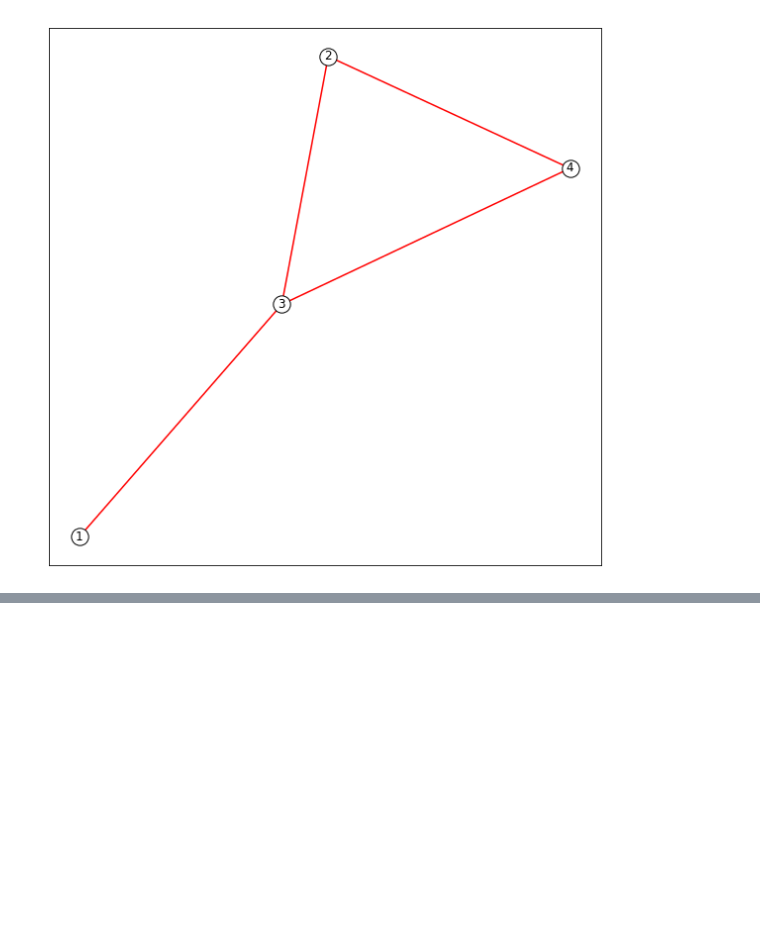
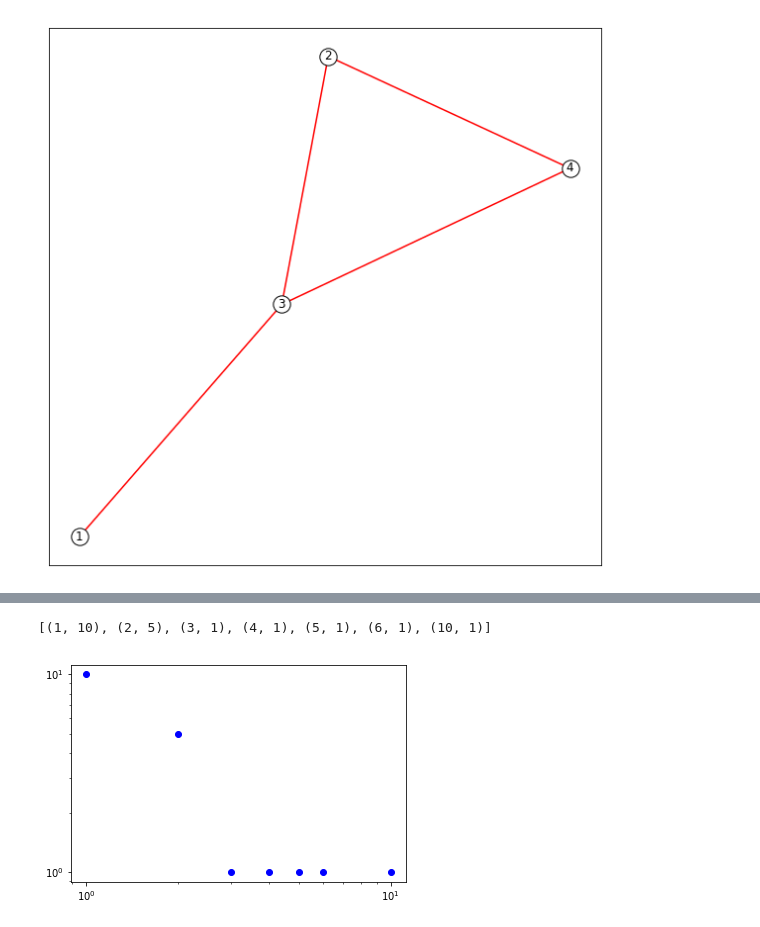
Before and after one commit to torix/Lecture-ComplexNetworks, a Jupyter notebook: ComplexNetwork01.ipynb, the cells around one changed output, grey strips where cells are left out. Saved outputs shown, nothing was run; the diff lists cells and outputs as text; code cells hidden in the pictures; blank space fills up the shorter version.

```diff
--- a/ComplexNetwork01.ipynb
+++ b/ComplexNetwork01.ipynb
@@ -88,0 +105,19 @@ FileNotFoundError: ignored
+# %%
+import collections
+
+G = nx.read_edgelist("/content/drive/My Drive/Colab Notebooks/LectureComplexNetwork/lec1-q2.csv", delimiter=',', nodetype=int, encoding="utf-8")
+
+
+# 次数分布の表を作成
+h = collections.Counter(dict(G.degree).values())
+print(sorted(h.items(), key=lambda x:x[0]))
+
+
+# 次数分布をプロットする
+plt.plot(h.keys(), h.values(), 'bo')
+plt.xscale('log')
+plt.yscale('log')
+plt.show()
+# %% [output]
+[(1, 10), (2, 5), (3, 1), (4, 1), (5, 1), (6, 1), (10, 1)]
+[figure, added]
```
Also changed, not shown: parts of 2 cells of this notebook.
